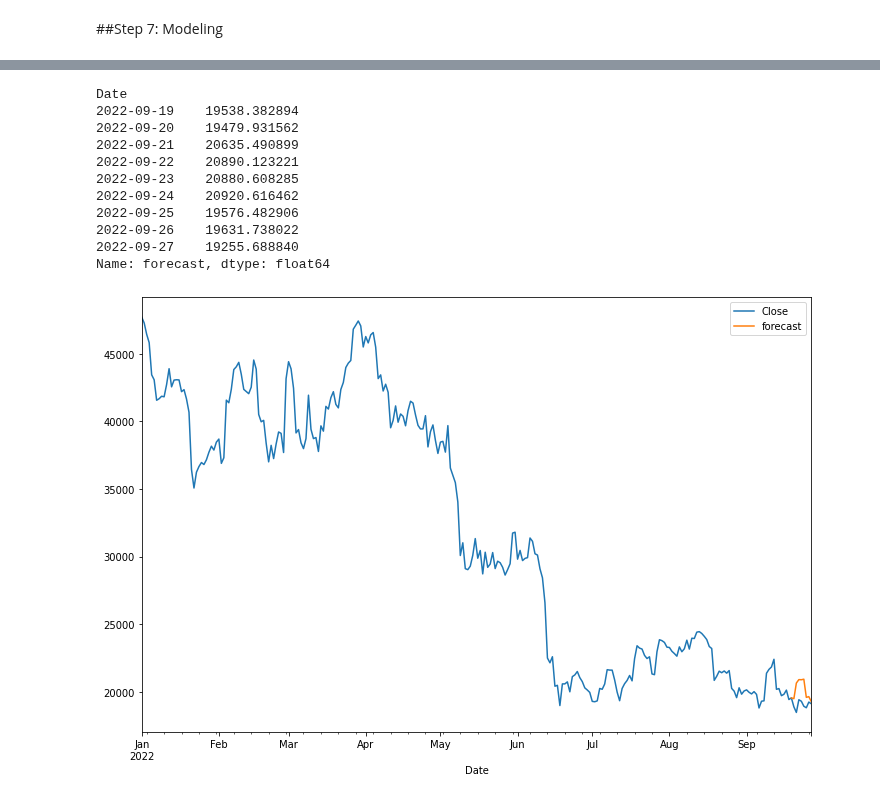
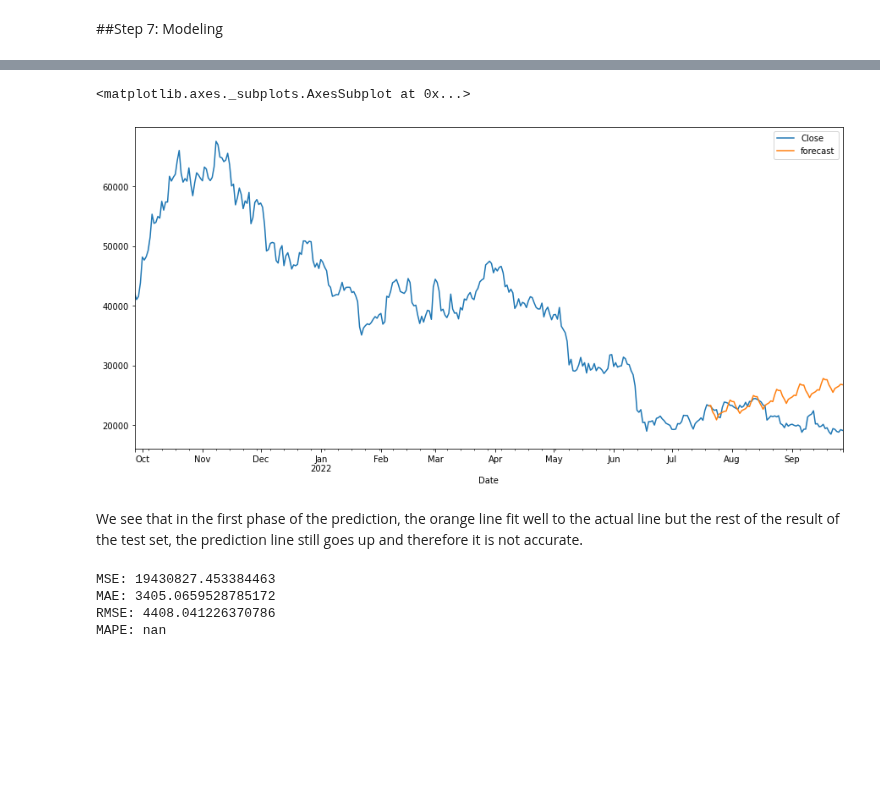
Before and after one commit to huy2212/bitcoin_price_prediction, a Jupyter notebook: data_preprocessing.ipynb, the cells around one changed output, grey strips where cells are left out. Saved outputs shown, nothing was run; the diff lists cells and outputs as text; code cells hidden in the pictures; blank space fills up the shorter version.

```diff
--- a/data_preprocessing.ipynb
+++ b/data_preprocessing.ipynb
@@ -169,6 +165,10 @@ df = df.drop(remove_part.index, axis = 0)
 # %%
 #Change date type to datetime64
 df['Date'] = df['Date'].astype('datetime64')
+# %%
+#Keep only roundly a year's values, drop the redundant.
+remove_part = df[df['Date'] <= '2021-09-26']
+df = df.drop(remove_part.index, axis = 0)
 # %%
 # We see that there many redundant dates so we need to delele them, just keep the final price of the day.
 df = df.drop_duplicates('Date',keep='last')
@@ -186,6 +186,6 @@ df.head()
 # %%
 from pmdarima.model_selection import train_test_split
 
-train_data, test_data = train_test_split(df['Close'], test_size = 10)
+train_data, test_data = train_test_split(df['Close'], test_size = 70)
 test_data.shape, train_data.shape
 # %% [output]
@@ -367,17 +349,28 @@ Warnings:
 # %%
-df['forecast']=results.predict(start = 261, end = 270, dynamic = True)
-df[['Close','forecast']].plot(figsize=(12,8))
-df['forecast'].dropna()[0:10]
+df['forecast'] = results.predict(start = 296, end = 296 + 70, dynamic = True)
+df[['Close','forecast']].plot(figsize=(15,7))
 # %% [output]
-Date
-2022-09-19    19538.382894
-2022-09-20    19479.931562
-2022-09-21    20635.490899
-2022-09-22    20890.123221
-2022-09-23    20880.608285
-2022-09-24    20920.616462
-2022-09-25    19576.482906
-2022-09-26    19631.738022
-2022-09-27    19255.688840
-Name: forecast, dtype: float64
+<matplotlib.axes._subplots.AxesSubplot at 0x...>
-[figure, old version]
+[figure, new version]
+# %% [markdown]
+We see that in the first phase of the prediction, the orange line fit well to the actual line but the rest of the result of the test set, the prediction line still goes up and therefore it is not accurate.
+# %%
+#Score the prediction
+from sklearn.metrics import mean_absolute_error
+from sklearn.metrics import mean_squared_error
+import math
+
+y_pred = df['forecast'].dropna().reset_index(drop= True)
+mse = mean_squared_error(test_data, y_pred)
+print('MSE: '+str(mse))
+mae = mean_absolute_error(test_data, y_pred)
+print('MAE: '+str(mae))
+rmse = math.sqrt(mean_squared_error(test_data, y_pred))
+print('RMSE: '+str(rmse))
+mape = np.mean(np.abs(y_pred - test_data)/np.abs(test_data))
+print('MAPE: '+str(mape))
+# %% [output]
+MSE: 19430827.453384463
+MAE: 3405.0659528785172
+RMSE: 4408.041226370786
+MAPE: nan
```
Also changed, not shown: parts of 17 cells of this notebook.
